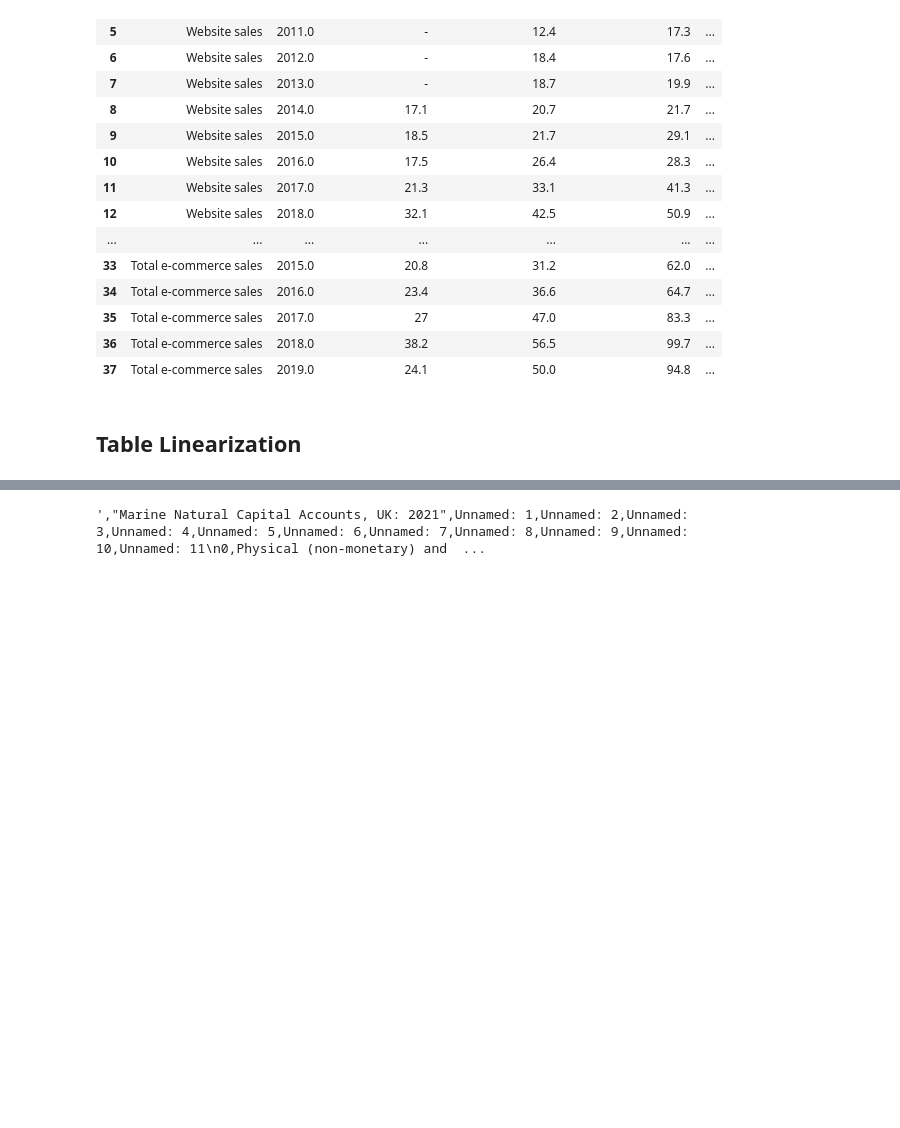
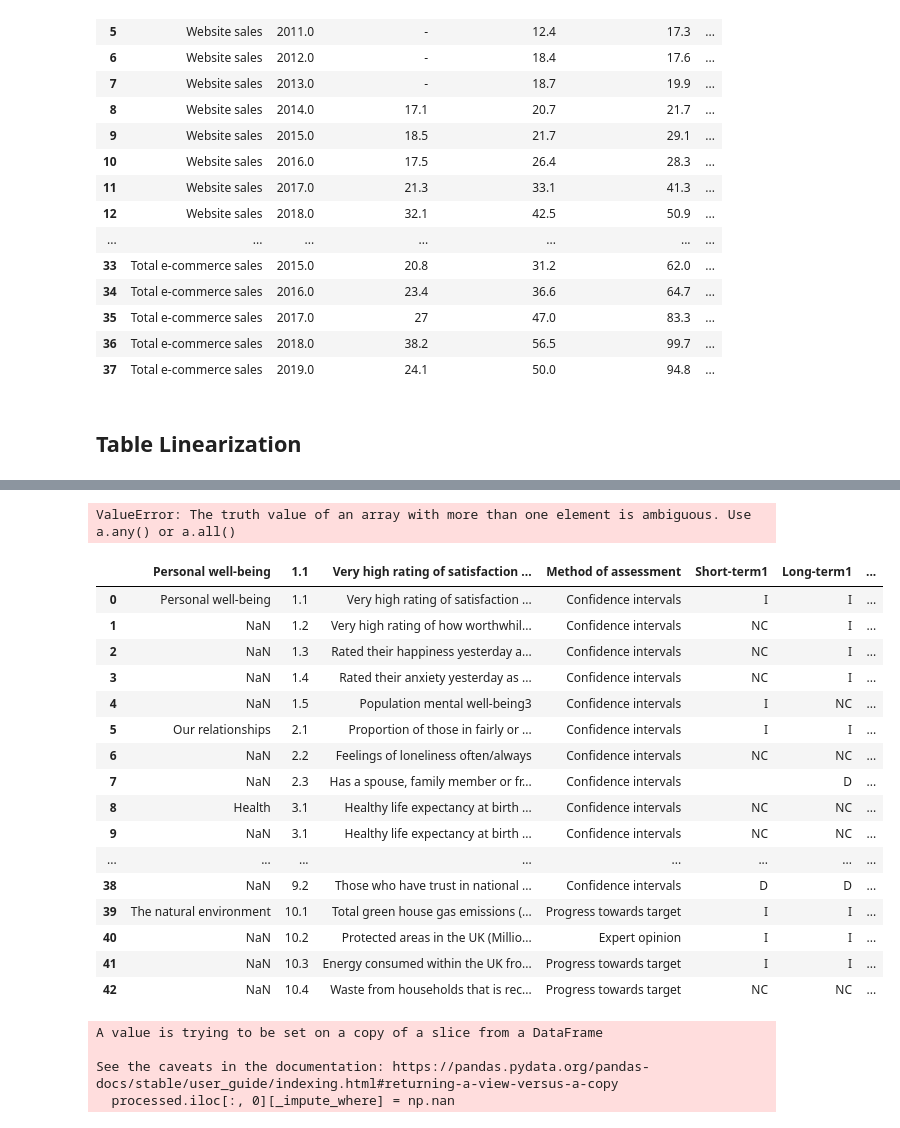
Before and after one commit to pafitis/thesis, a Jupyter notebook: table_linearizer.ipynb, the cells around one changed output, grey strips where cells are left out. Cells and saved outputs as stored; diff of their text form; code cells hidden in the pictures; blank space fills up the shorter version.

```diff
--- a/table_linearizer.ipynb
+++ b/table_linearizer.ipynb
@@ -250,6 +256,0 @@ df
-# %%
-target_set = DATASETS[0]
-
-pd.read_excel('datasets/' +target_set).to_csv()
-# %% [output]
-',"Marine Natural Capital Accounts, UK: 2021",Unnamed: 1,Unnamed: 2,Unnamed: 3,Unnamed: 4,Unnamed: 5,Unnamed: 6,Unnamed: 7,Unnamed: 8,Unnamed: 9,Unnamed: 10,Unnamed: 11\n0,Physical (non-monetary) and  ...
@@ -258,0 +257,7 @@ pd.read_excel('datasets/' +target_set).to_csv()
+# %%
+processed.iloc[0] = processed.iloc[0].ffill()
+# %%
+import numpy as np
+np.array(processed.iloc[:, 0].values == '' or np.isnan).any()
+# %% [output]
+ValueError: The truth value of an array with more than one element is ambiguous. Use a.any() or a.all()
@@ -258,0 +266,27 @@ pd.read_excel('datasets/' +target_set).to_csv()
+# %%
+processed
+# %% [output]
+|  | Personal well-being | 1.1 | Very high rating of satisfaction ... | Method of assessment | Short-term1 | Long-term1 | ... |
+| 0 | Personal well-being | 1.1 | Very high rating of satisfaction ... | Confidence intervals | I | I | ... |
+| 1 | NaN | 1.2 | Very high rating of how worthwhil... | Confidence intervals | NC | I | ... |
+| 2 | NaN | 1.3 | Rated their happiness yesterday a... | Confidence intervals | NC | I | ... |
+| 3 | NaN | 1.4 | Rated their anxiety yesterday as ... | Confidence intervals | NC | I | ... |
+| 4 | NaN | 1.5 | Population mental well-being3 | Confidence intervals | I | NC | ... |
+| 5 | Our relationships | 2.1 | Proportion of those in fairly or ... | Confidence intervals | I | I | ... |
+| 6 | NaN | 2.2 | Feelings of loneliness often/always | Confidence intervals | NC | NC | ... |
+| 7 | NaN | 2.3 | Has a spouse, family member or fr... | Confidence intervals |  | D | ... |
+| 8 | Health | 3.1 | Healthy life expectancy at birth ... | Confidence intervals | NC | NC | ... |
+| 9 | NaN | 3.1 | Healthy life expectancy at birth ... | Confidence intervals | NC | NC | ... |
+| ... | ... | ... | ... | ... | ... | ... | ... |
+| 38 | NaN | 9.2 | Those who have trust in national ... | Confidence intervals | D | D | ... |
+| 39 | The natural environment | 10.1 | Total green house gas emissions (... | Progress towards target | I | I | ... |
+| 40 | NaN | 10.2 | Protected areas in the UK (Millio... | Expert opinion | I | I | ... |
+| 41 | NaN | 10.3 | Energy consumed within the UK fro... | Progress towards target | I | I | ... |
+| 42 | NaN | 10.4 | Waste from households that is rec... | Progress towards target | NC | NC | ... |
+# %%
+processed.iloc[:, 0][_impute_where] = np.nan
+# %% [output]
+A value is trying to be set on a copy of a slice from a DataFrame
+
+See the caveats in the documentation: https://pandas.pydata.org/pandas-docs/stable/user_guide/indexing.html#returning-a-view-versus-a-copy
+  processed.iloc[:, 0][_impute_where] = np.nan
```
Also changed, not shown: parts of 9 cells of this notebook, 11 other files.
